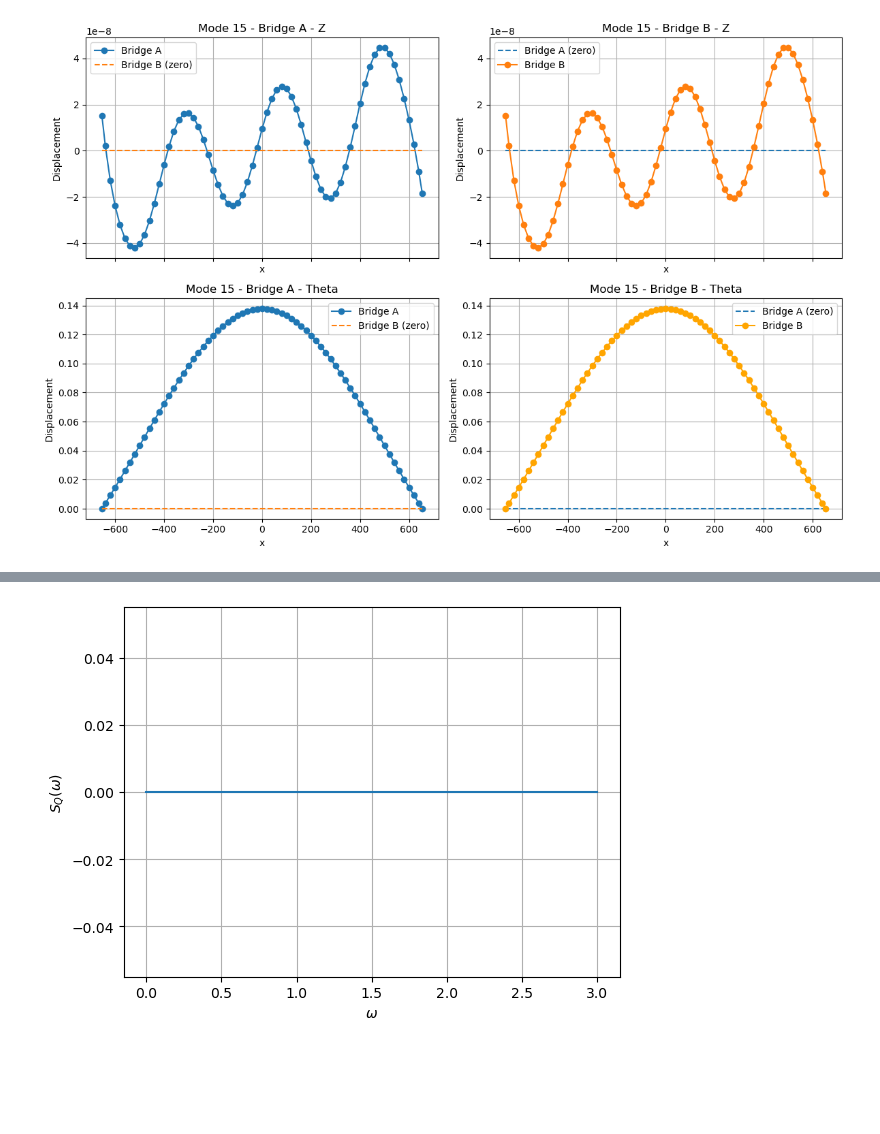
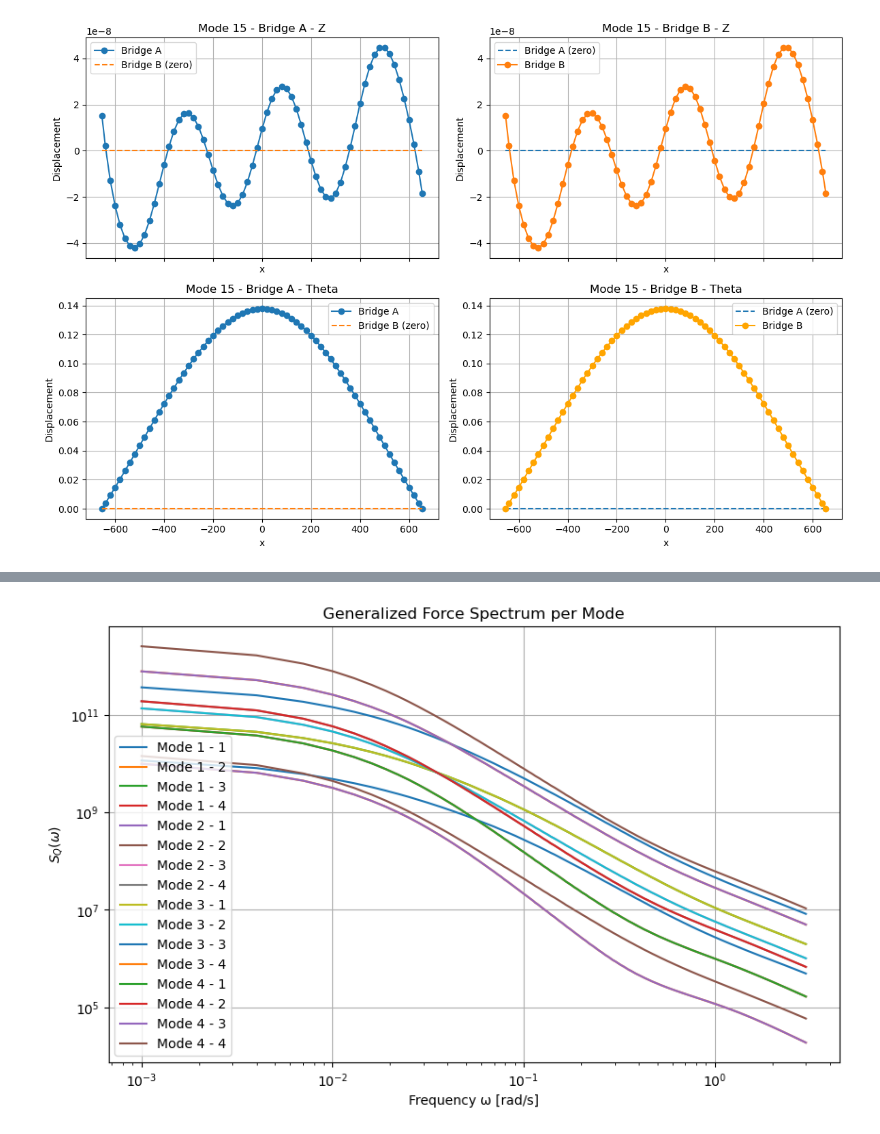
Before and after one commit to lineHRosland/FV_windtunnel_buffeting_flutter, a Jupyter notebook: HAR_INT/Buffeting/Buffeting.ipynb, the cells around one changed output, grey strips where cells are left out. Saved outputs shown, nothing was run; the diff lists cells and outputs as text; code cells hidden in the pictures; blank space fills up the shorter version.

```diff
--- a/HAR_INT/Buffeting/Buffeting.ipynb
+++ b/HAR_INT/Buffeting/Buffeting.ipynb
@@ -244,6 +253,12 @@ coord_2[:, 1] = np.ones(nodes) * (-B/2 - D/2)
 
 coord = np.vstack([coord_1, coord_2])
 
-dxdx = diff = coord[:, np.newaxis, :] - coord[np.newaxis, :, :]
-print(np.shape(dxdx))
-print(dxdx)
+dxdx_ = np.abs(coord[:, np.newaxis, :] - coord[np.newaxis, :, :])
+
+x = np.hstack([x_4, x_4, x_4, x_4, x_4, x_4, x_4, x_4])
+x = x[:, None]
+dxdx = np.abs(x - x.T)
+
+x_single = np.hstack([x_4, x_4])
+x_single = x_single[:, None]
+dxdx_single = np.abs(x_single - x_single.T)
@@ -268,16 +264,0 @@ print(dxdx)
-# %%
-# Auto-spectral density of load
-w = np.linspace(0.001,3,1000) # fine frequency axis, for final response spectrum
-w_load = np.logspace(-3,1,100) # crude frequency axis, for faster integration of loads
-
-SQ_red = np.zeros(w_load.shape[0])
-SQ = np.zeros(w.shape[0])
-SQ = np.interp(w,w_load,SQ_red)
-
-plt.figure()
-plt.plot(w,SQ)
-plt.grid()
-plt.ylabel("$S_Q(\omega)$")
-plt.xlabel("$\omega$");
-# %% [output]
-[figure, removed]
@@ -284,3 +306,20 @@ plt.xlabel("$\omega$");
+# %%
+plt.figure(figsize=(10,6))
+
+for k in range(4):
+    for l in range(4):
+        plt.plot(omega, SQ_1D[:,k,l], label=f"Mode {k+1} - {l+1}")
+
+plt.xlabel("Frequency ω [rad/s]")
+plt.ylabel("$S_Q(\omega)$")
+plt.title("Generalized Force Spectrum per Mode")
+plt.legend()
+plt.grid(True)
+plt.xscale('log')
+plt.yscale('log')
+plt.show()
+# %% [output]
+[figure, added]
 # %%
 Cae_1D = (- rho * V * B / 2) * np.array([
     [CL_Upwind_1D[1] + (D/B)*CD_Upwind_1D[0], 0, CL_Upwind_1D[2], 0],
```
Also changed, not shown: parts of 8 cells of this notebook.
